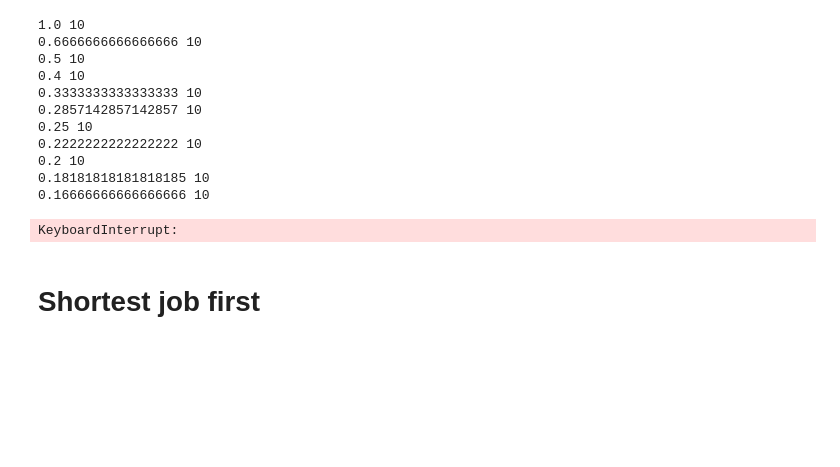
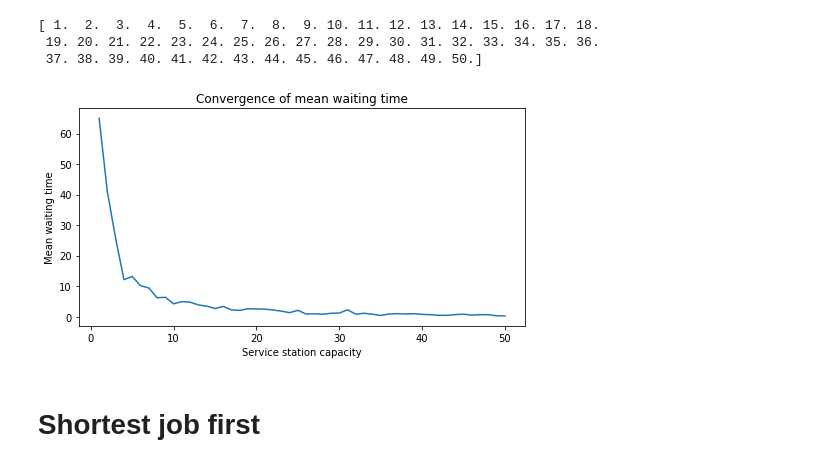
Before and after one commit to WavyV/StochasticSimulation, a Jupyter notebook: Assignment2/Assignment2.ipynb, the cells around one changed output. Cells and saved outputs as stored; diff of their text form; code cells hidden in the pictures; blank space fills up the shorter version.

```diff
--- a/Assignment2/Assignment2.ipynb
+++ b/Assignment2/Assignment2.ipynb
@@ -123,44 +123,37 @@ plt.show()
 # %%
+SEED = 9999
+random.seed(SEED)
+
 customers = 1000
-reps = 100
-rho = np.linspace(0.1, 0.95, 18)
-serviceTime = 10
+capacity = np.linspace(1, 50, 50)
+print(capacity)
+reps = 1000
+serviceTime = 9.0
+arrival = 10.
 means = []
-perc25 = []
-perc75 = []
-for r in rho:
-    totalResults = []
-    newArrival = 100.0/(r*serviceTime)
-    print(newArrival, serviceTime)
-    for _ in range(reps):
+for cap in capacity:
+    temp = []
+    for _ in range(10):
+        newArrival = arrival/cap
         results = []
         env = simpy.Environment()
-        server = simpy.Resource(env, capacity=1)
+        server = simpy.Resource(env, capacity=cap)
         source = Source(env, customers, newArrival, serviceTime, server)
         env.run()
-        totalResults.append(np.mean(results))
-    means.append(np.mean(totalResults))
-    perc25.append(np.percentile(totalResults, 25))
-    perc75.append(np.percentile(totalResults, 75))
+        temp.append(np.mean(results))
+    means.append(np.mean(temp))
 
-plt.figure()
-plt.scatter(rho, means)
-plt.scatter(rho, perc25)
-plt.scatter(rho, perc75)
+plt.figure(figsize=(8,4))
+plt.title("Convergence of mean waiting time")
+plt.xlabel("Service station capacity")
+plt.ylabel("Mean waiting time")
+plt.plot(capacity, means)
 plt.show()
 # %% [output]
-1.0 10
-0.6666666666666666 10
-0.5 10
-0.4 10
-0.3333333333333333 10
-0.2857142857142857 10
-0.25 10
-0.2222222222222222 10
-0.2 10
-0.18181818181818185 10
-0.16666666666666666 10
+[ 1.  2.  3.  4.  5.  6.  7.  8.  9. 10. 11. 12. 13. 14. 15. 16. 17. 18.
+ 19. 20. 21. 22. 23. 24. 25. 26. 27. 28. 29. 30. 31. 32. 33. 34. 35. 36.
+ 37. 38. 39. 40. 41. 42. 43. 44. 45. 46. 47. 48. 49. 50.]
-KeyboardInterrupt:
+[figure, added]
 # %% [markdown]
 # Shortest job first
 # %%
```
Also changed, not shown: parts of 2 cells of this notebook.
